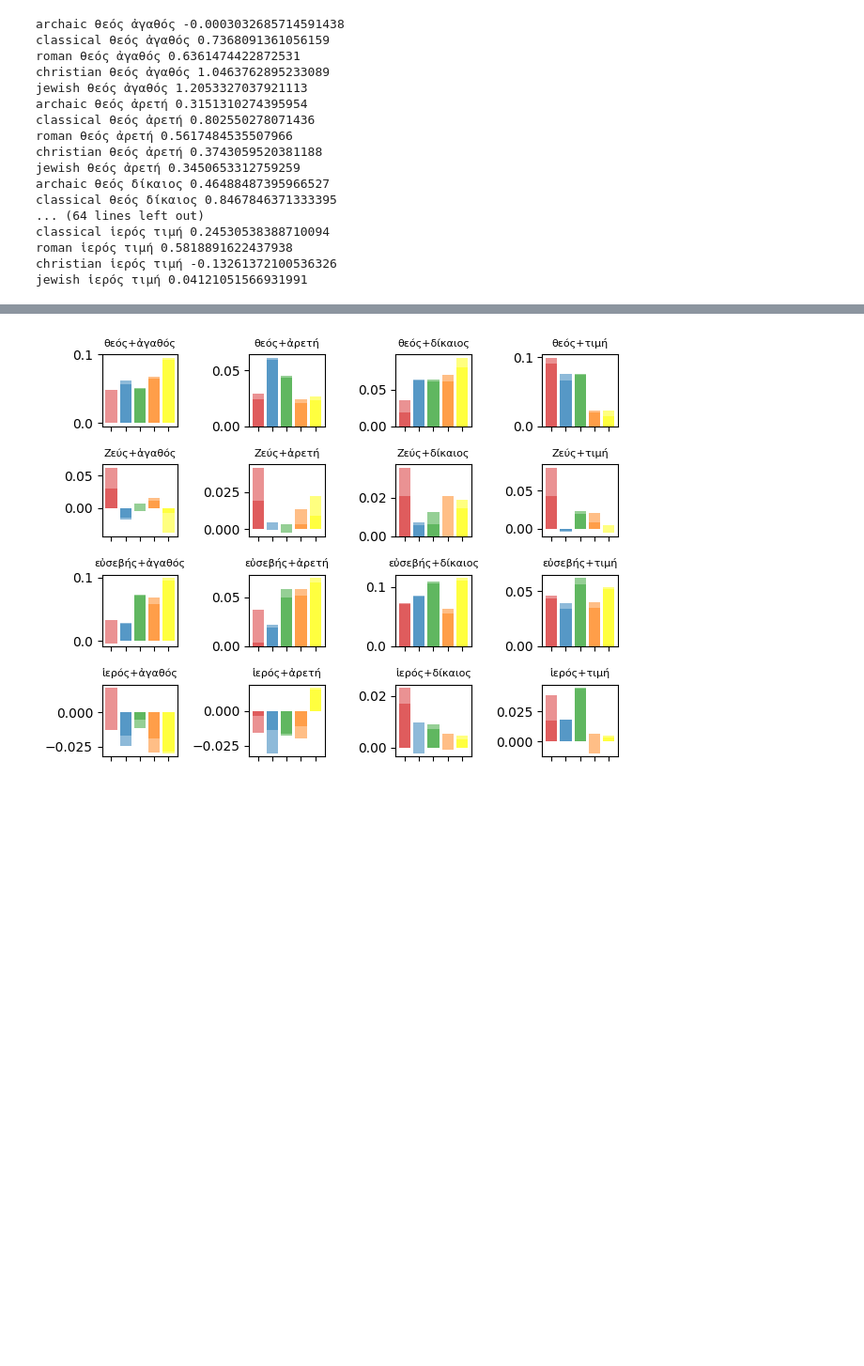
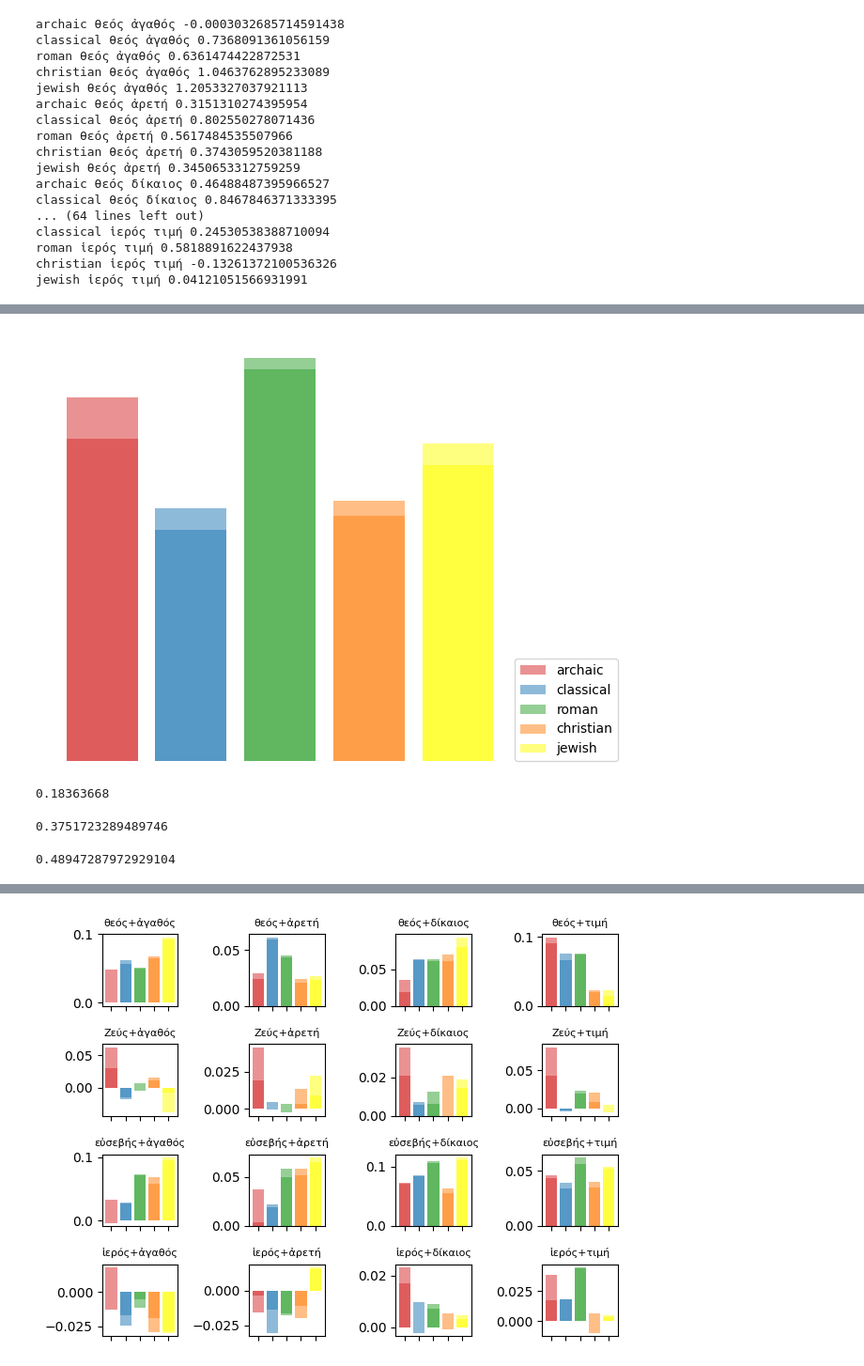
Before and after one commit to kasev/theos, a Jupyter notebook: scripts/4_embedding-analyses.ipynb, the cells around one changed output, grey strips where cells are left out. Shown at 94% size. Saved outputs shown, nothing was run; the diff lists cells and outputs as text; code cells hidden in the pictures; blank space fills up the shorter version.

```diff
--- a/scripts/4_embedding-analyses.ipynb
+++ b/scripts/4_embedding-analyses.ipynb
@@ -242,0 +428,24 @@ jewish ἱερός τιμή 0.04121051566931991
+# %%
+# religion x morality (extended)
+
+fig, ax = plt.subplots(tight_layout=True)
+scores = []
+for sub in subcorpora:
+    score = vectors_seed1_dict[sub].n_similarity(religion_final, morality_final + morality_extension)
+    topn_mean = np.mean([tup[1] for tup in vectors_seed1_dict[sub].most_similar(religion_final, topn=20)])
+    score = score / topn_mean
+    scores.append(score)
+ax.bar(subcorpora, scores, alpha=0.5, label=bar_labels, color=bar_colors)
+
+scores = []
+for sub in subcorpora:
+    score = vectors_seed2_dict[sub].n_similarity(religion_final, morality_final + morality_extension)
+    topn_mean = np.mean([tup[1] for tup in vectors_seed2_dict[sub].most_similar(religion_final, topn=20)])
+    score = score / topn_mean
+    scores.append(score)
+ax.bar(subcorpora, scores, alpha=0.5, color=bar_colors)
+
+ax.legend(loc=(1,0))
+ax.set_axis_off()
+# %% [output]
+[figure, added]
@@ -242,0 +459,13 @@ jewish ἱερός τιμή 0.04121051566931991
+# %%
+np.mean(counted_indiv)
+# %% [output]
+0.18363668
+# %%
+topn_mean = np.mean([tup[1] for tup in vectors_seed2_dict[sub].most_similar(worda, topn=10)])
+topn_mean
+# %% [output]
+0.3751723289489746
+# %%
+np.mean(counted_indiv) / topn_mean
+# %% [output]
+0.48947287972929104
```
Also changed, not shown: parts of 48 cells of this notebook, 5 other files.
